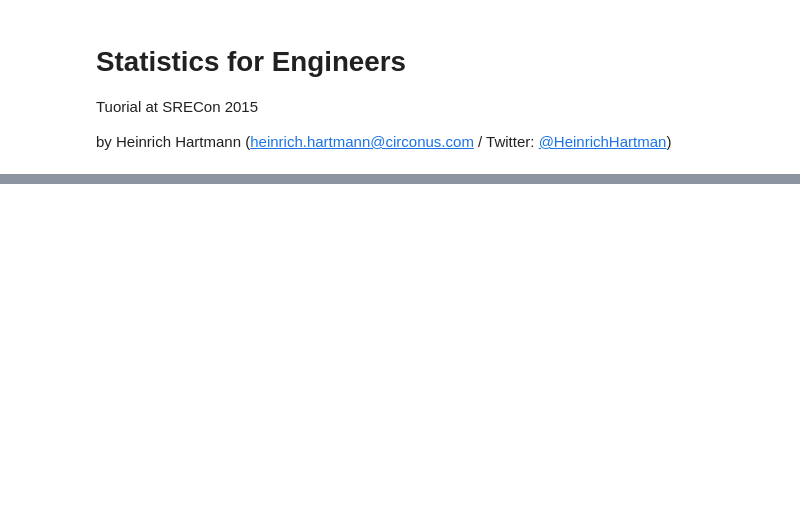
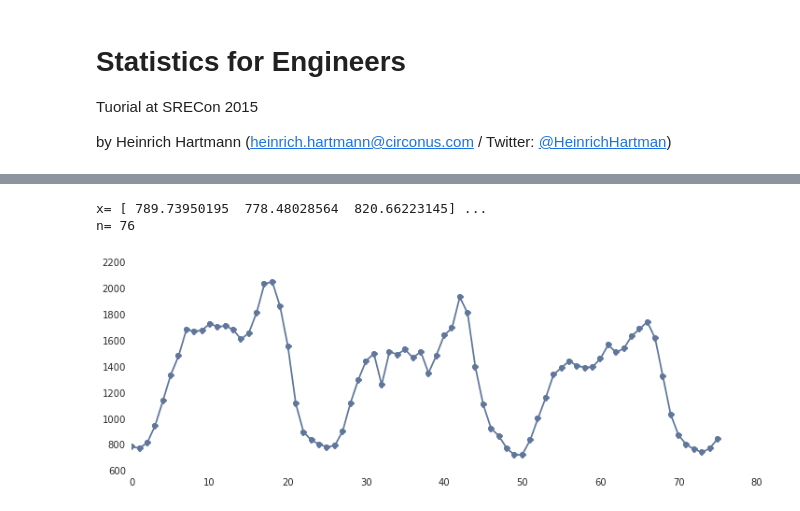
Before and after one commit to HeinrichHartmann/Statistics-for-Engineers, a Jupyter notebook: Tutorial.ipynb, the cells around one changed output, grey strips where cells are left out. Drawn from its saved outputs; the diff is of its cells as text; code cells hidden in the pictures; blank space fills up the shorter version.

```diff
--- a/Tutorial.ipynb
+++ b/Tutorial.ipynb
@@ -143,0 +92,20 @@ plt.bar([np.log(x) for x in bins], counts)
+# %%
+import numpy as np
+import matplotlib as mpl
+from matplotlib import pyplot as plt
+%matplotlib inline
+mpl.rcParams['figure.figsize'] = (12,4)
+sns.set_palette("deep", desat=.6)
+
+np.random.seed(9221999)
+
+import seaborn as sns
+# %%
+x = np.loadtxt("DataSets/trap-metrics.csv", delimiter=",")[:,1]
+print "x=", x[:3], '...'
+print "n=", len(x)
+plt.plot(x,'o-');
+# %% [output]
+x= [ 789.73950195  778.48028564  820.66223145] ...
+n= 76
+[figure, added]
```
Also changed, not shown: parts of 39 cells of this notebook.
